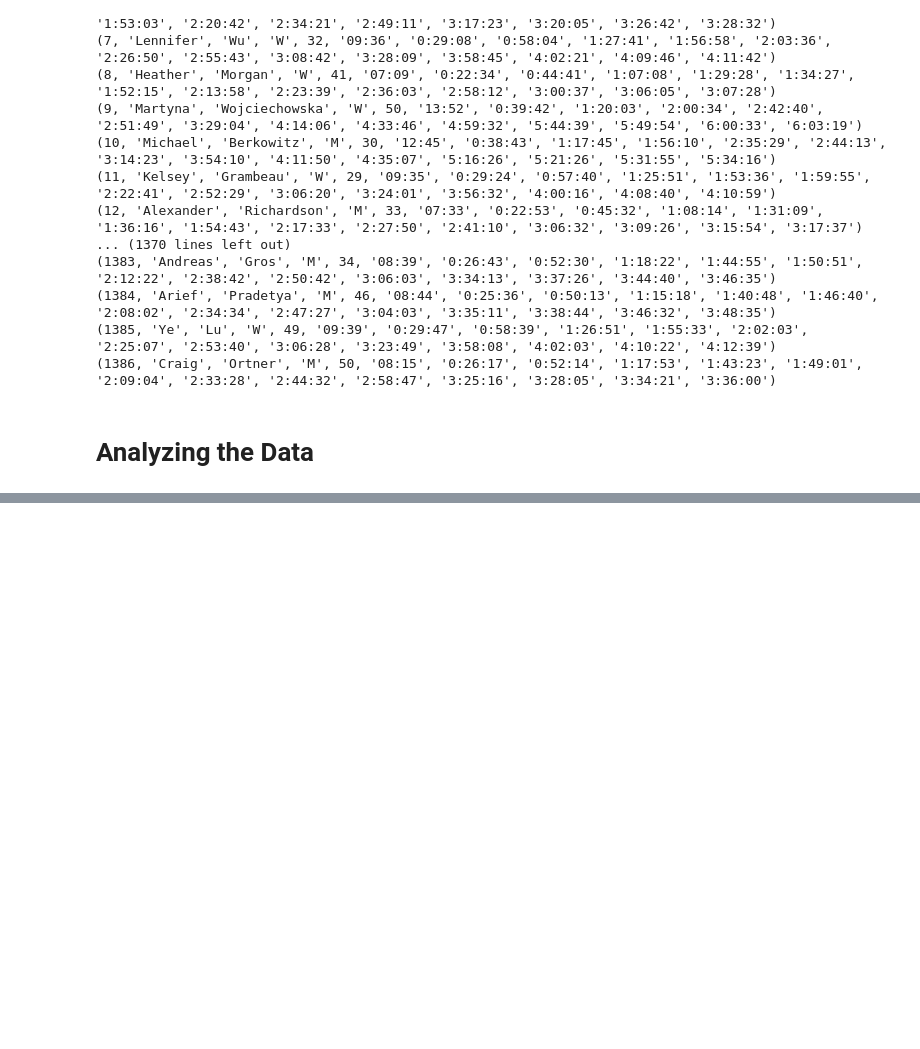
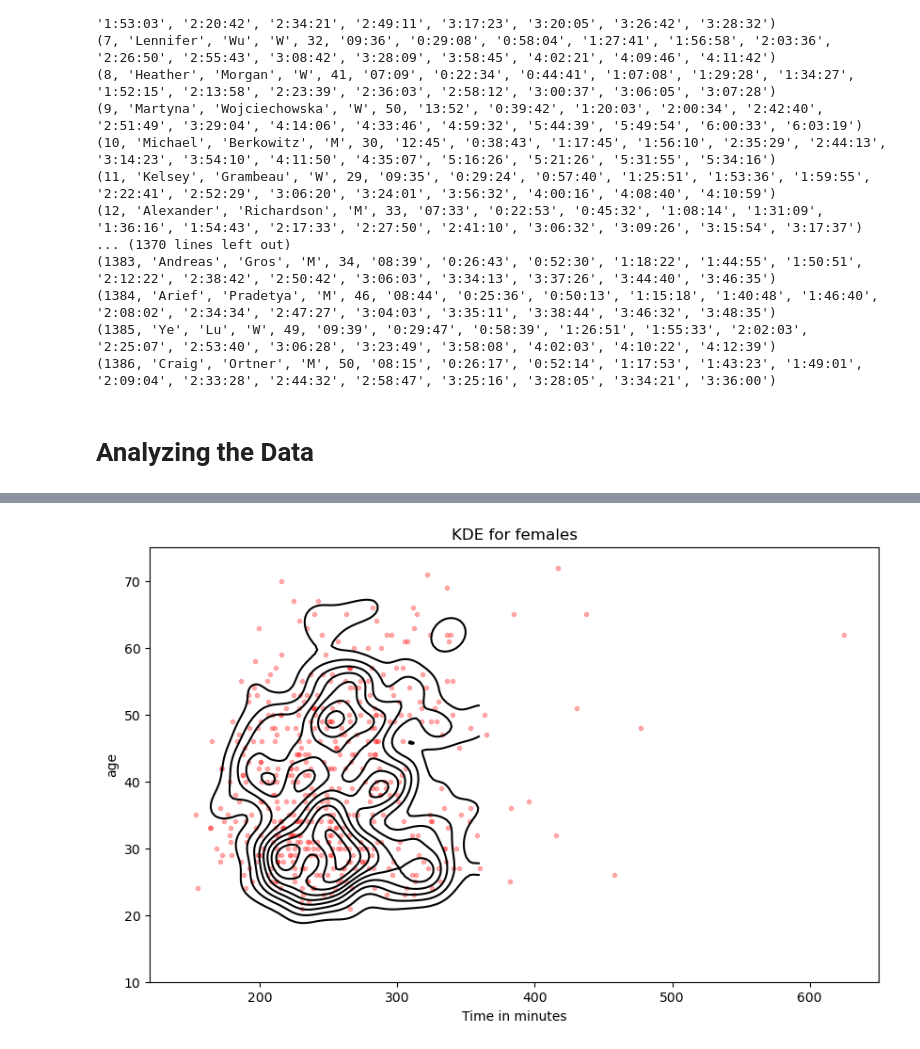
Before and after one commit to anastai99/2024-NYC-Marathon-Analysis, a Jupyter notebook: Marathon-Analysis.ipynb, the cells around one changed output, grey strips where cells are left out. Saved outputs shown, nothing was run; the diff lists cells and outputs as text; code cells hidden in the pictures; blank space fills up the shorter version.

```diff
--- a/Marathon-Analysis.ipynb
+++ b/Marathon-Analysis.ipynb
@@ -175,0 +245,14 @@ conn.close()
+# %%
+plt.figure(figsize=(10, 6))
+x = np.linspace(120, 360, 100)
+y = np.linspace(10, 70, 100)
+X, Y = np.meshgrid(x, y)
+Z = kdef(np.array([X.flatten(), Y.flatten()])).reshape(X.shape)
+plt.contour(X, Y, Z, levels=10, colors='k', zorder=10)
+plt.plot(dff["tot_minutes"], dff["age"], 'r.', alpha=0.1)
+plt.plot(dfm["tot_minutes"], dfm["age"], 'r.', alpha=0.1)
+plt.title('KDE for females')
+plt.xlabel('Time in minutes')
+plt.ylabel("age");
+# %% [output]
+[figure, added]
```
Also changed, not shown: parts of 15 cells of this notebook, 1 other file.
